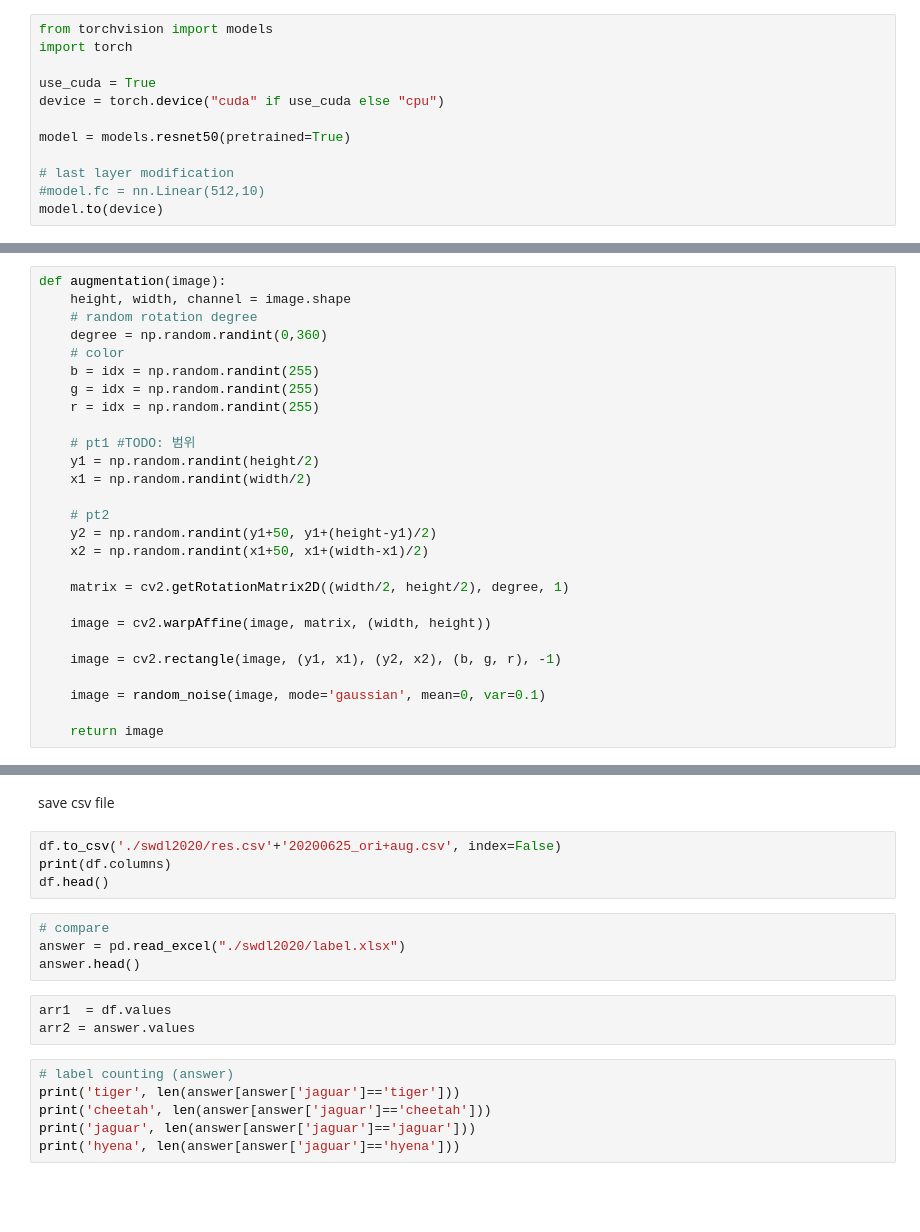
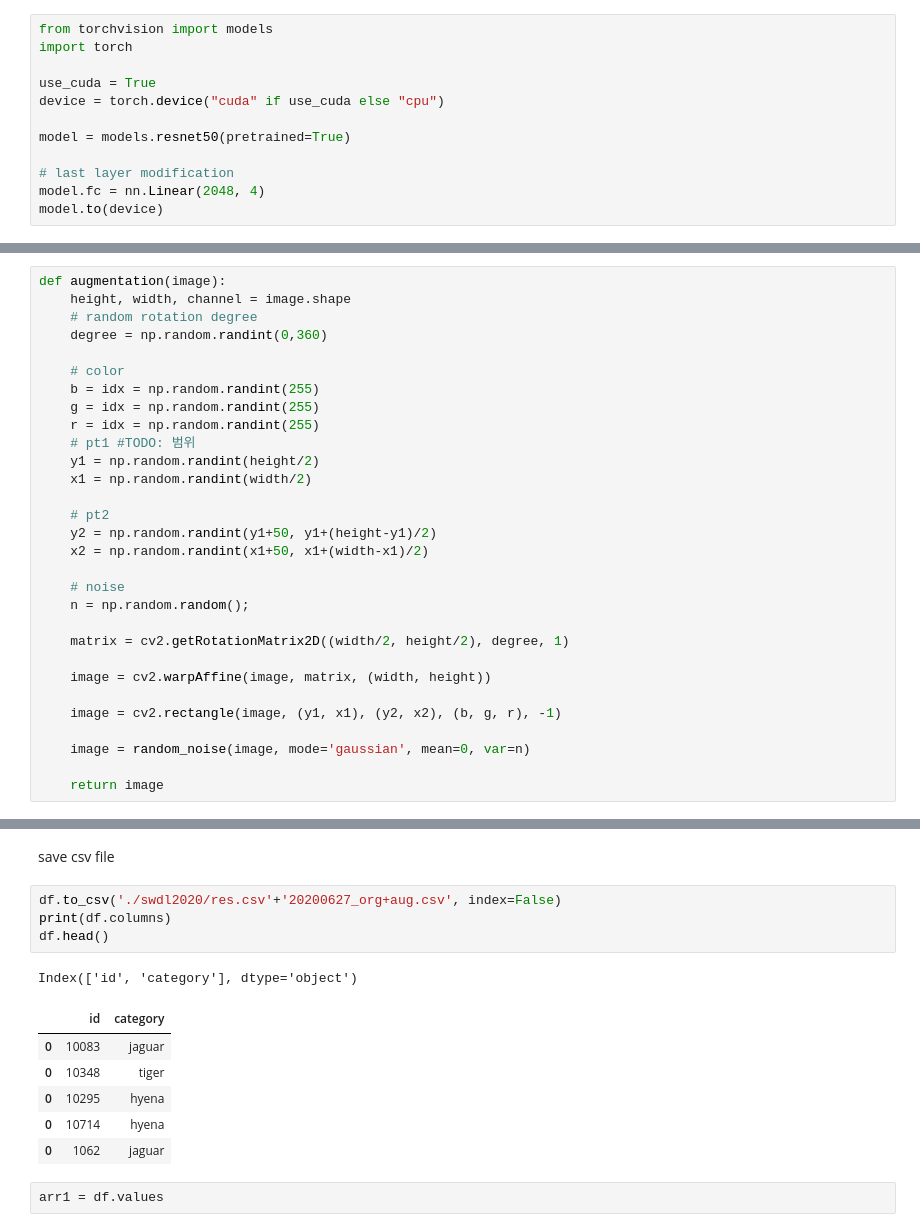
Before and after one commit to soyoungpark9187/DeepLearning, a Jupyter notebook: DL_competition.ipynb, the cells around one changed output, grey strips where cells are left out. Saved outputs shown, nothing was run; the diff lists cells and outputs as text; blank space fills up the shorter version.

```diff
--- a/DL_competition.ipynb
+++ b/DL_competition.ipynb
@@ -54,6 +54,6 @@ device = torch.device("cuda" if use_cuda else "cpu")
 model = models.resnet50(pretrained=True)
 
 # last layer modification
-#model.fc = nn.Linear(512,10)
+model.fc = nn.Linear(2048, 4)
 model.to(device)
 # %% [output]
@@ -114,11 +115,11 @@ def augmentation(image):
     height, width, channel = image.shape
     # random rotation degree
     degree = np.random.randint(0,360)
+
     # color
     b = idx = np.random.randint(255)
     g = idx = np.random.randint(255)
     r = idx = np.random.randint(255)
-
     # pt1 #TODO: 범위
     y1 = np.random.randint(height/2)
     x1 = np.random.randint(width/2)
@@ -127,13 +128,16 @@ def augmentation(image):
     y2 = np.random.randint(y1+50, y1+(height-y1)/2)
     x2 = np.random.randint(x1+50, x1+(width-x1)/2)
 
+    # noise
+    n = np.random.random();
+
     matrix = cv2.getRotationMatrix2D((width/2, height/2), degree, 1)
 
     image = cv2.warpAffine(image, matrix, (width, height))
 
     image = cv2.rectangle(image, (y1, x1), (y2, x2), (b, g, r), -1)
 
-    image = random_noise(image, mode='gaussian', mean=0, var=0.1)
+    image = random_noise(image, mode='gaussian', mean=0, var=n)
 
     return image
 # %%
@@ -343,19 +387,16 @@ print('hyena', len(df[df['category']=='hyena']))
 # %% [markdown]
 save csv file
 # %%
-df.to_csv('./swdl2020/res.csv'+'20200625_ori+aug.csv', index=False)
+df.to_csv('./swdl2020/res.csv'+'20200627_org+aug.csv', index=False)
 print(df.columns)
 df.head()
+# %% [output]
+Index(['id', 'category'], dtype='object')
+|  | id | category |
+| 0 | 10083 | jaguar |
+| 0 | 10348 | tiger |
+| 0 | 10295 | hyena |
+| 0 | 10714 | hyena |
+| 0 | 1062 | jaguar |
-# %%
-# compare
-answer = pd.read_excel("./swdl2020/label.xlsx")
-answer.head()
 # %%
-arr1  = df.values
-arr2 = answer.values
+arr1 = df.values
-# %%
-# label counting (answer)
-print('tiger', len(answer[answer['jaguar']=='tiger']))
-print('cheetah', len(answer[answer['jaguar']=='cheetah']))
-print('jaguar', len(answer[answer['jaguar']=='jaguar']))
-print('hyena', len(answer[answer['jaguar']=='hyena']))
```
Also changed, not shown: parts of 10 cells of this notebook.
